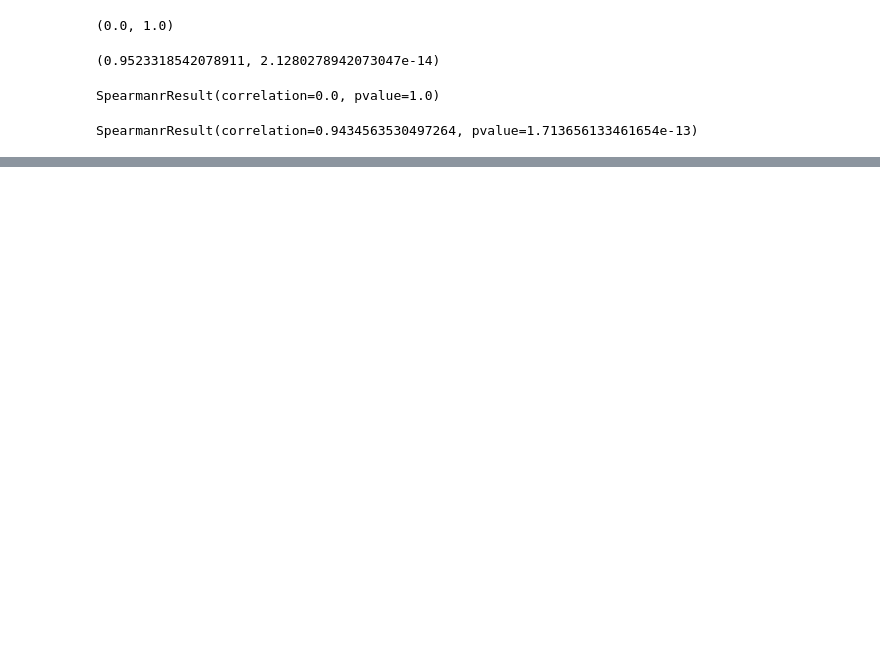
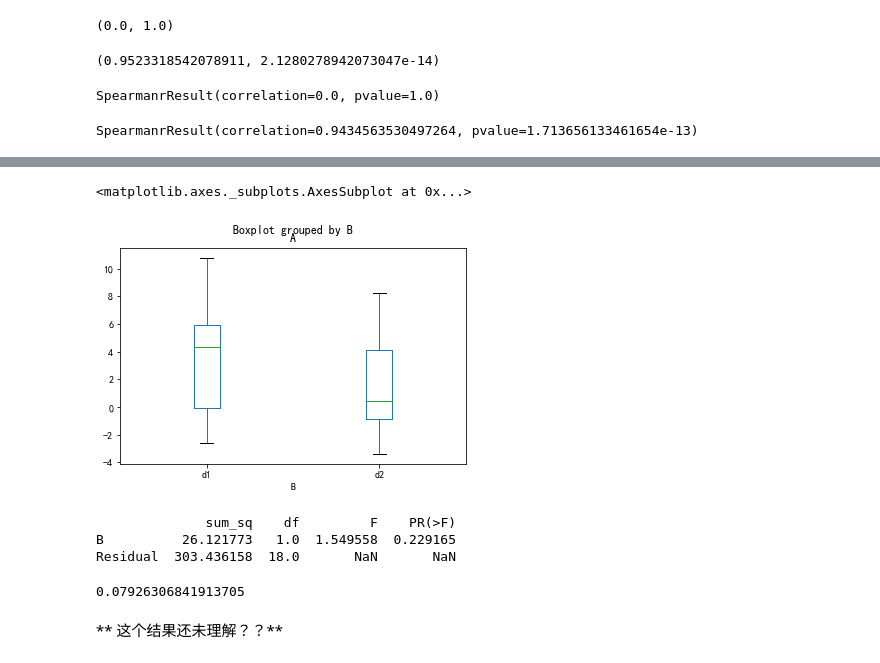
Before and after one commit to Phil-Kuo/Python-snippets, a Jupyter notebook: econometrics/Collinearity.ipynb, the cells around one changed output, grey strips where cells are left out. Saved outputs shown, nothing was run; the diff lists cells and outputs as text; code cells hidden in the pictures; blank space fills up the shorter version.

Commit message:
detect multicollinear with one way anova, vif

```diff
--- a/econometrics/Collinearity.ipynb
+++ b/econometrics/Collinearity.ipynb
@@ -188,0 +208,13 @@ SpearmanrResult(correlation=0.9434563530497264, pvalue=1.713656133461654e-13)
+# %%
+def generateData():
+    """
+    """
+    np.random.seed(2046)
+    d1 = np.random.normal(5, 5, 10)
+    d2 = np.random.normal(5, 5, 10)
+    groups = ["d1"] * 10 + ["d2"] * 10
+    d = {"A": np.concatenate((d1, d2)), "B": groups}
+    data = pd.DataFrame(d)
+    return data
+data = generateData()
+data.head()
@@ -188,0 +228,5 @@ SpearmanrResult(correlation=0.9434563530497264, pvalue=1.713656133461654e-13)
+# %%
+data.boxplot(column="A",by="B", grid=False)
+# %% [output]
+<matplotlib.axes._subplots.AxesSubplot at 0x...>
+[figure, added]
@@ -188,0 +247,9 @@ SpearmanrResult(correlation=0.9434563530497264, pvalue=1.713656133461654e-13)
+# %%
+oneWayANOVA(data)
+# %% [output]
+              sum_sq    df         F    PR(>F)
+B          26.121773   1.0  1.549558  0.229165
+Residual  303.436158  18.0       NaN       NaN
+0.07926306841913705
+# %% [markdown]
+** 这个结果还未理解？？**
```
Also changed, not shown: parts of 11 cells of this notebook.
